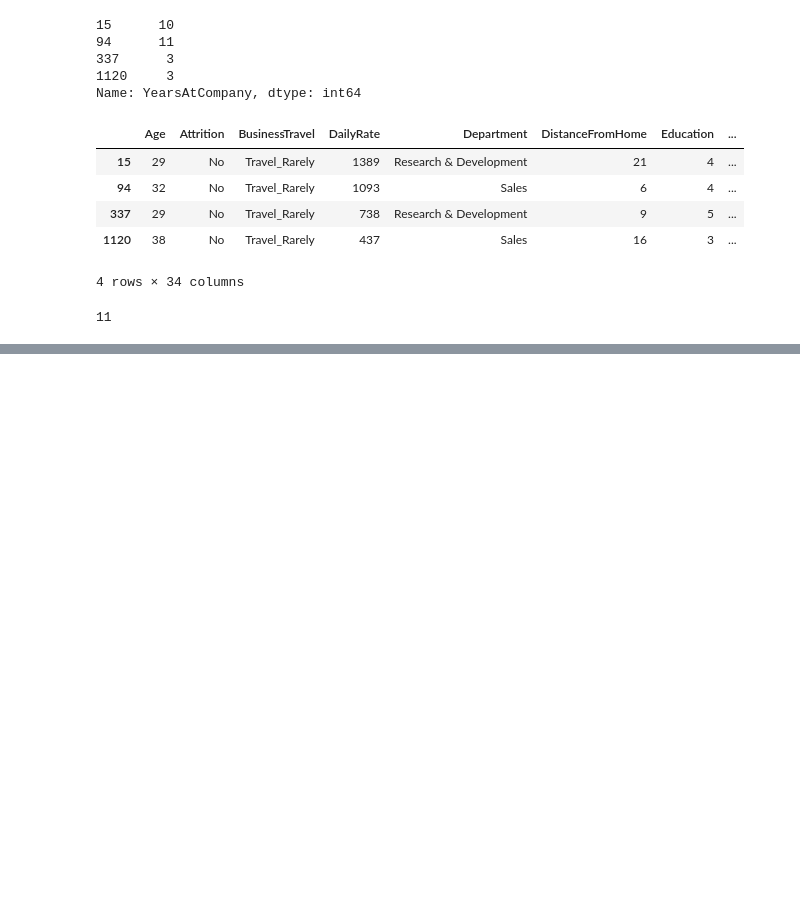
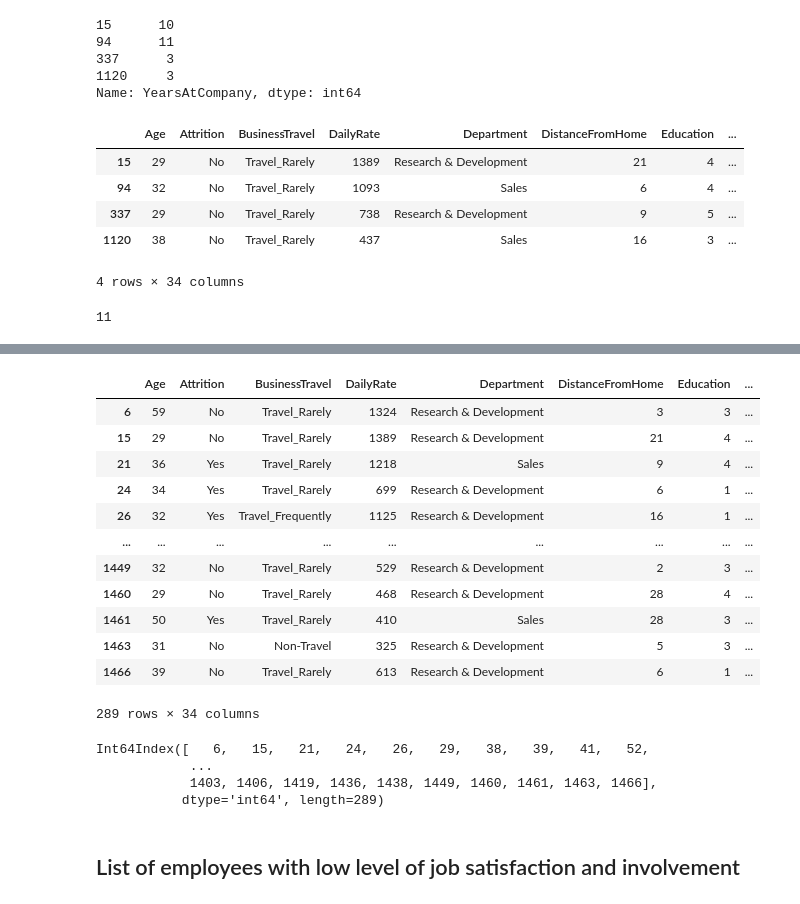
Before and after one commit to sdk1728/python_libraries, a Jupyter notebook: Pandas_library.ipynb, the cells around one changed output, grey strips where cells are left out. Saved outputs shown, nothing was run; the diff lists cells and outputs as text; code cells hidden in the pictures; blank space fills up the shorter version.

```diff
--- a/Pandas_library.ipynb
+++ b/Pandas_library.ipynb
@@ -286,0 +476,25 @@ data.loc[94,'YearsAtCompany']
+# %%
+data.loc[data.JobSatisfaction=='LOW']
+# %% [output]
+|  | Age | Attrition | BusinessTravel | DailyRate | Department | DistanceFromHome | Education | ... |
+| 6 | 59 | No | Travel_Rarely | 1324 | Research & Development | 3 | 3 | ... |
+| 15 | 29 | No | Travel_Rarely | 1389 | Research & Development | 21 | 4 | ... |
+| 21 | 36 | Yes | Travel_Rarely | 1218 | Sales | 9 | 4 | ... |
+| 24 | 34 | Yes | Travel_Rarely | 699 | Research & Development | 6 | 1 | ... |
+| 26 | 32 | Yes | Travel_Frequently | 1125 | Research & Development | 16 | 1 | ... |
+| ... | ... | ... | ... | ... | ... | ... | ... | ... |
+| 1449 | 32 | No | Travel_Rarely | 529 | Research & Development | 2 | 3 | ... |
+| 1460 | 29 | No | Travel_Rarely | 468 | Research & Development | 28 | 4 | ... |
+| 1461 | 50 | Yes | Travel_Rarely | 410 | Sales | 28 | 3 | ... |
+| 1463 | 31 | No | Non-Travel | 325 | Research & Development | 5 | 3 | ... |
+| 1466 | 39 | No | Travel_Rarely | 613 | Research & Development | 6 | 1 | ... |
+289 rows × 34 columns
+# %%
+data.loc[data.JobSatisfaction=='LOW'].index
+# %% [output]
+Int64Index([   6,   15,   21,   24,   26,   29,   38,   39,   41,   52,
+            ...
+            1403, 1406, 1419, 1436, 1438, 1449, 1460, 1461, 1463, 1466],
+           dtype='int64', length=289)
+# %% [markdown]
+## List of employees with low level of job satisfaction and involvement
```
Also changed, not shown: parts of 50 cells of this notebook.
